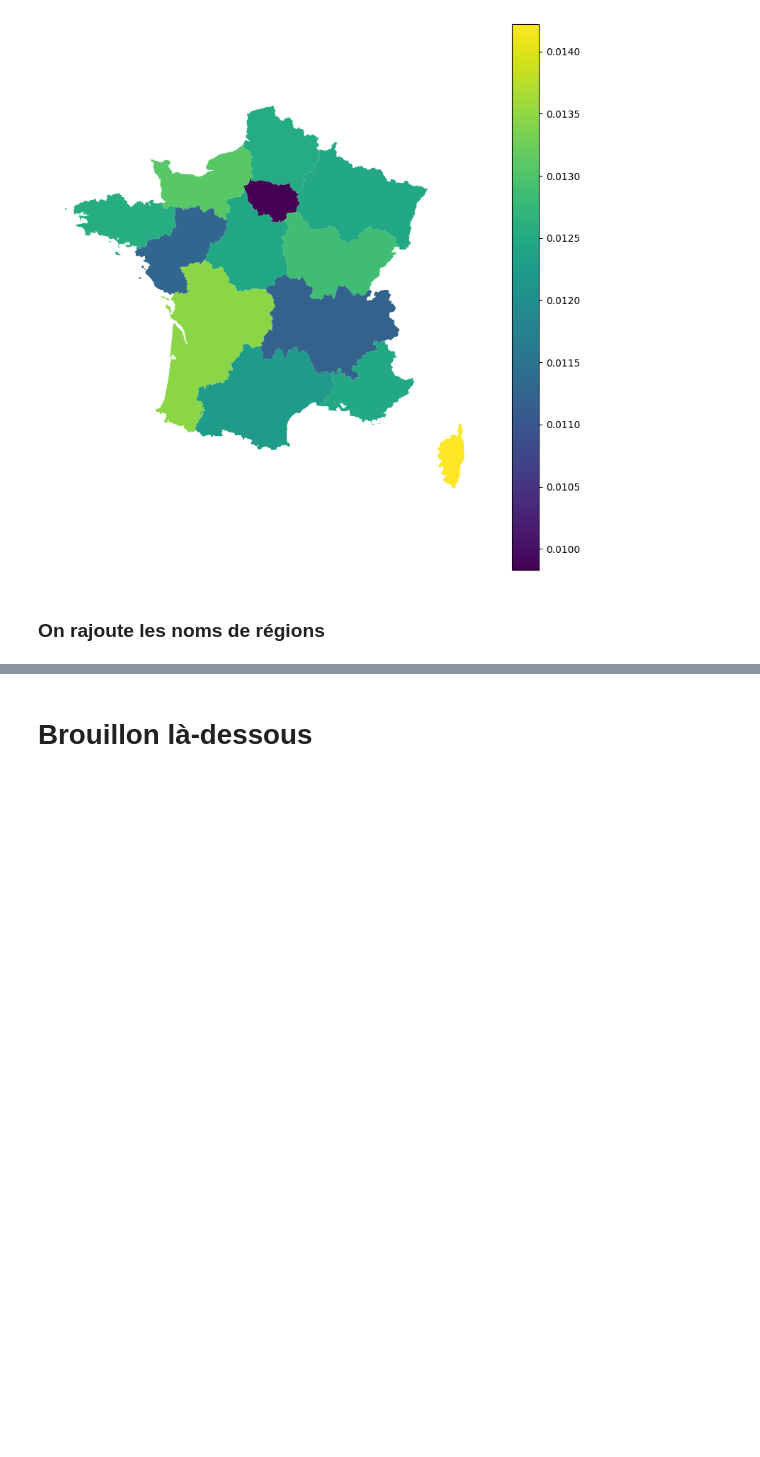
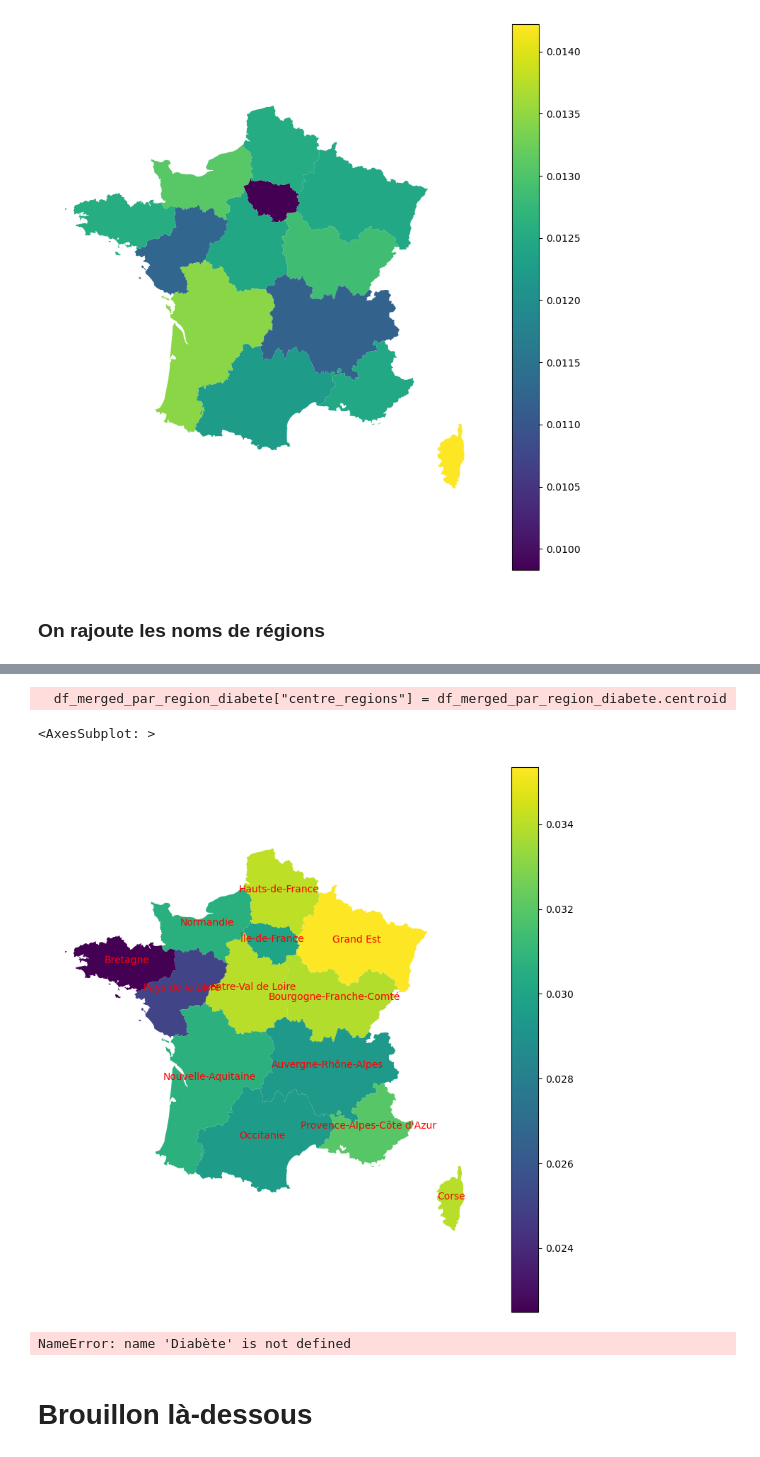
Before and after one commit to bbasa1/Maladies_chroniques_offre_de_soin_inegalites_sociales_ou_facteurs_environnementaux, a Jupyter notebook: Introduction_base.ipynb, the cells around one changed output, grey strips where cells are left out. Saved outputs shown, nothing was run; the diff lists cells and outputs as text; code cells hidden in the pictures; blank space fills up the shorter version.

Commit message:
Ajout_carte_diabete

```diff
--- a/Introduction_base.ipynb
+++ b/Introduction_base.ipynb
@@ -353,4 +420,45 @@ ax
 [figure]
+# %%
+df_par_region = selection_variable_barplot(
+                        liste_var_groupage = ['FISC_NIVVIEM_E2015_S_moy_10'],
+                        liste_var_partition = ['FISC_REG_S'],
+                        type_var_groupage = int,
+                        type_var_partition = object,
+                        groupby = ['valPartition', 'catLib']
+                        )
+
+# df_par_region = df_par_region.rename(columns = {'valPartition' : 'code'})
+
+df_par_region_diabete = df_par_region[df_par_region['catLib'] == 'Diabète']
+
+
+df_merged_par_region_diabete = sf.copy().merge(df_par_region_diabete, left_on = 'code', right_on = 'valPartition', left_index=False, right_index=False, how = 'left')
+
+df_merged_par_region_diabete["centre_regions"] = df_merged_par_region_diabete.centroid
+
+
+fig,ax = plt.subplots(figsize=(10, 10))
+df_merged_par_region_diabete.plot(ax = ax, column = "txStandDir", legend=True)
+
+for num_ligne in range(len(df_merged_par_region)) :
+    ligne = df_merged_par_region_diabete.iloc[num_ligne]
+    x = ligne['centre_regions'].x
+    y = ligne['centre_regions'].y
+    ax.annotate(ligne["nom"], xy = (x, y), xytext = (0, 0), textcoords="offset points", ha='center', color='red')
+
+ax.set_axis_off()
+ax
+
+# for x, y, label in zip(cities.geometry.x, cities.geometry.y, cities.name):
+#     ax.annotate(label, xy=(x, y), xytext=(3, 3), textcoords="offset points")
+# %% [output]
+  df_merged_par_region_diabete["centre_regions"] = df_merged_par_region_diabete.centroid
+<AxesSubplot: >
+[figure, added]
+# %%
+Diabète
+# %% [output]
+NameError: name 'Diabète' is not defined
 # %% [markdown]
 # Brouillon là-dessous
 # %%
```
Also changed, not shown: parts of 13 cells of this notebook.
